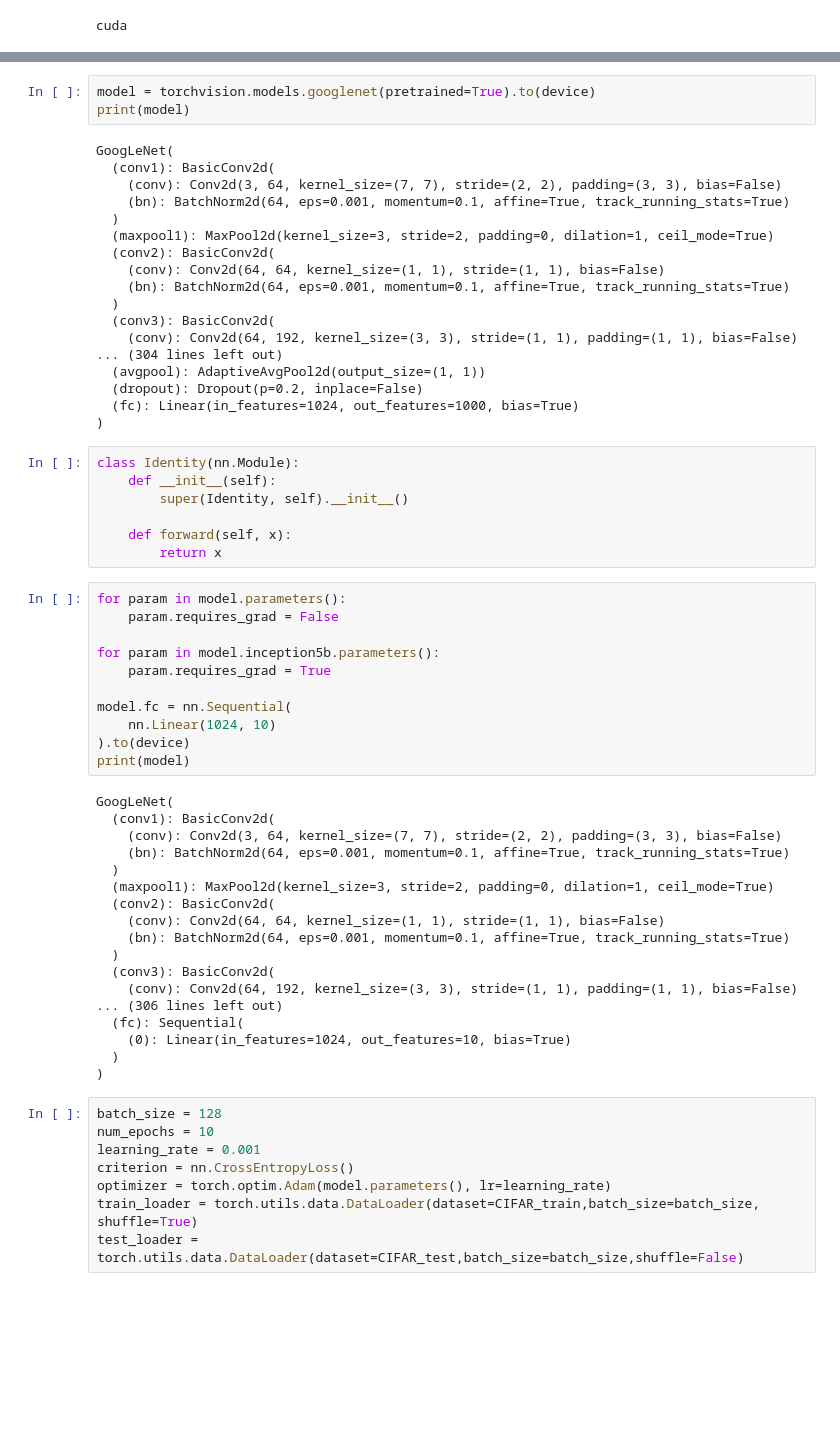
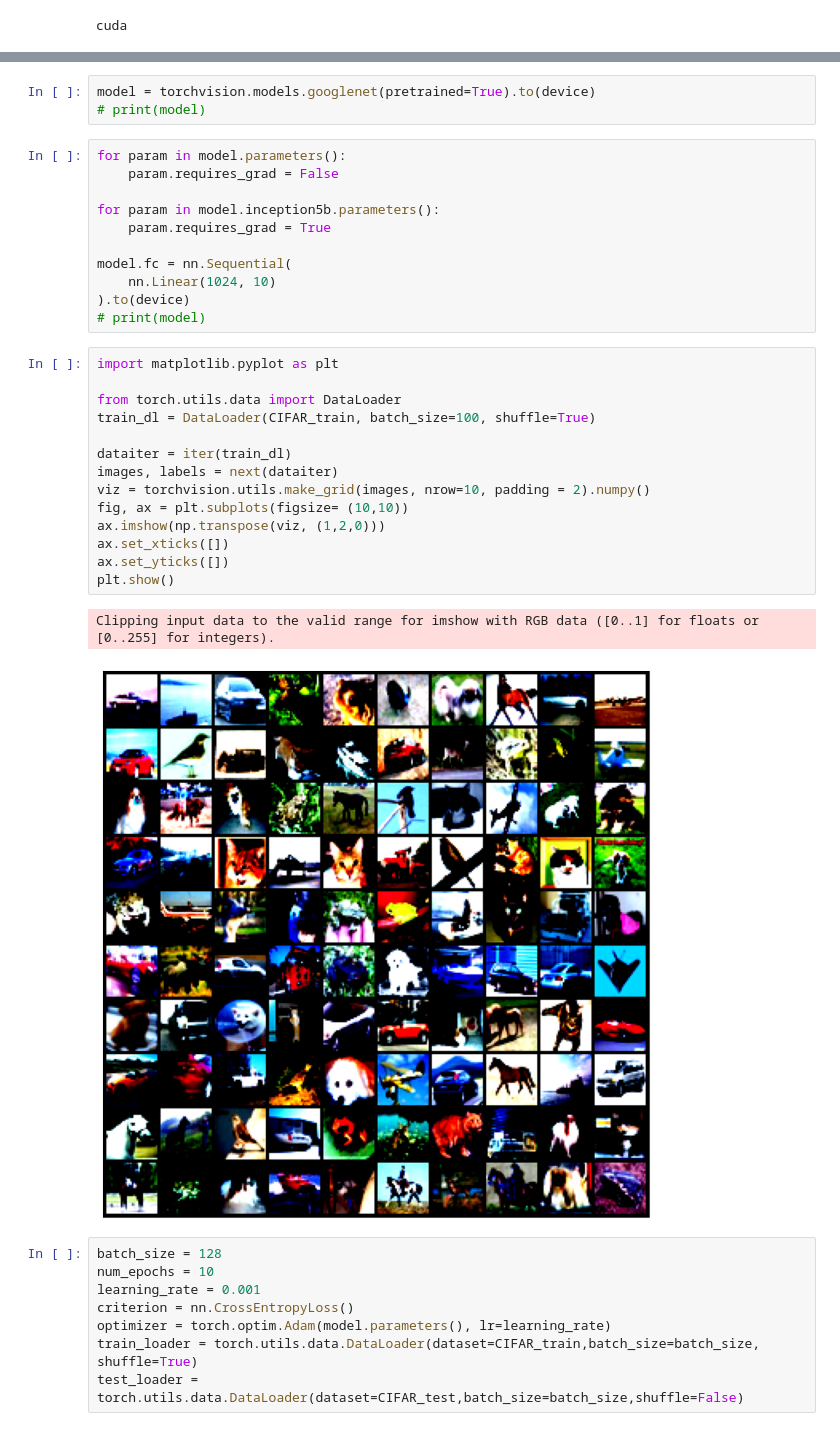
Before and after one commit to Hassan-Tamer/Intro_to_ml, a Jupyter notebook: assignment2/tranfer_learning_googleNet.ipynb, the cells around one changed output, grey strips where cells are left out. Cells and saved outputs as stored; diff of their text form; blank space fills up the shorter version.

```diff
--- a/assignment2/tranfer_learning_googleNet.ipynb
+++ b/assignment2/tranfer_learning_googleNet.ipynb
@@ -51,32 +58,7 @@ Transform: Compose(
            )
 # %%
 model = torchvision.models.googlenet(pretrained=True).to(device)
-print(model)
+# print(model)
-# %% [output]
-GoogLeNet(
-  (conv1): BasicConv2d(
-    (conv): Conv2d(3, 64, kernel_size=(7, 7), stride=(2, 2), padding=(3, 3), bias=False)
-    (bn): BatchNorm2d(64, eps=0.001, momentum=0.1, affine=True, track_running_stats=True)
-  )
-  (maxpool1): MaxPool2d(kernel_size=3, stride=2, padding=0, dilation=1, ceil_mode=True)
-  (conv2): BasicConv2d(
-    (conv): Conv2d(64, 64, kernel_size=(1, 1), stride=(1, 1), bias=False)
-    (bn): BatchNorm2d(64, eps=0.001, momentum=0.1, affine=True, track_running_stats=True)
-  )
-  (conv3): BasicConv2d(
-    (conv): Conv2d(64, 192, kernel_size=(3, 3), stride=(1, 1), padding=(1, 1), bias=False)
-... (304 lines left out)
-  (avgpool): AdaptiveAvgPool2d(output_size=(1, 1))
-  (dropout): Dropout(p=0.2, inplace=False)
-  (fc): Linear(in_features=1024, out_features=1000, bias=True)
-)
-# %%
-class Identity(nn.Module):
-    def __init__(self):
-        super(Identity, self).__init__()
-
-    def forward(self, x):
-        return x
 # %%
 for param in model.parameters():
     param.requires_grad = False
@@ -87,25 +69,24 @@ for param in model.inception5b.parameters():
 model.fc = nn.Sequential(
     nn.Linear(1024, 10)
 ).to(device)
-print(model)
+# print(model)
-# %% [output]
-GoogLeNet(
-  (conv1): BasicConv2d(
-    (conv): Conv2d(3, 64, kernel_size=(7, 7), stride=(2, 2), padding=(3, 3), bias=False)
-    (bn): BatchNorm2d(64, eps=0.001, momentum=0.1, affine=True, track_running_stats=True)
-  )
-  (maxpool1): MaxPool2d(kernel_size=3, stride=2, padding=0, dilation=1, ceil_mode=True)
-  (conv2): BasicConv2d(
-    (conv): Conv2d(64, 64, kernel_size=(1, 1), stride=(1, 1), bias=False)
-    (bn): BatchNorm2d(64, eps=0.001, momentum=0.1, affine=True, track_running_stats=True)
-  )
-  (conv3): BasicConv2d(
-    (conv): Conv2d(64, 192, kernel_size=(3, 3), stride=(1, 1), padding=(1, 1), bias=False)
-... (306 lines left out)
-  (fc): Sequential(
-    (0): Linear(in_features=1024, out_features=10, bias=True)
-  )
-)
+# %%
+import matplotlib.pyplot as plt
+
+from torch.utils.data import DataLoader
+train_dl = DataLoader(CIFAR_train, batch_size=100, shuffle=True)
+
+dataiter = iter(train_dl)
+images, labels = next(dataiter)
+viz = torchvision.utils.make_grid(images, nrow=10, padding = 2).numpy()
+fig, ax = plt.subplots(figsize= (10,10))
+ax.imshow(np.transpose(viz, (1,2,0)))
+ax.set_xticks([])
+ax.set_yticks([])
+plt.show()
+# %% [output]
+Clipping input data to the valid range for imshow with RGB data ([0..1] for floats or [0..255] for integers).
+[figure, added]
 # %%
 batch_size = 128
 num_epochs = 10
```
Also changed, not shown: parts of 5 cells of this notebook, 3 other files.
